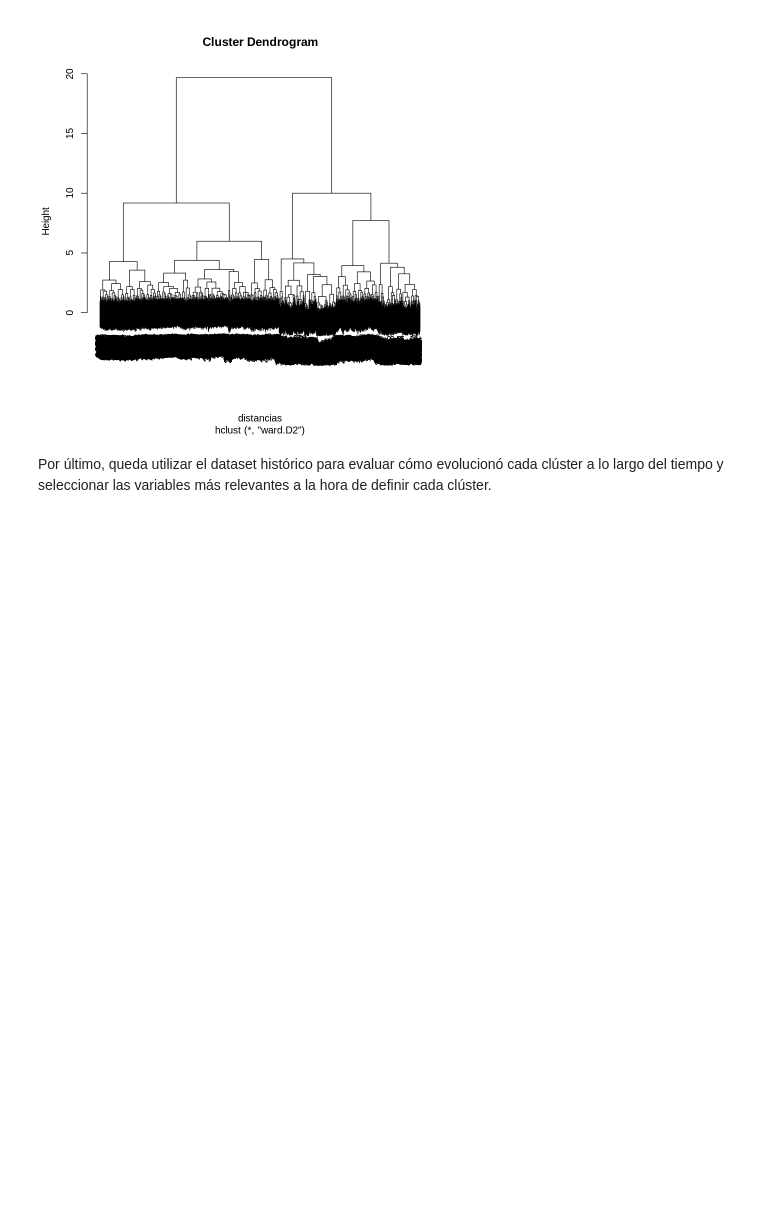
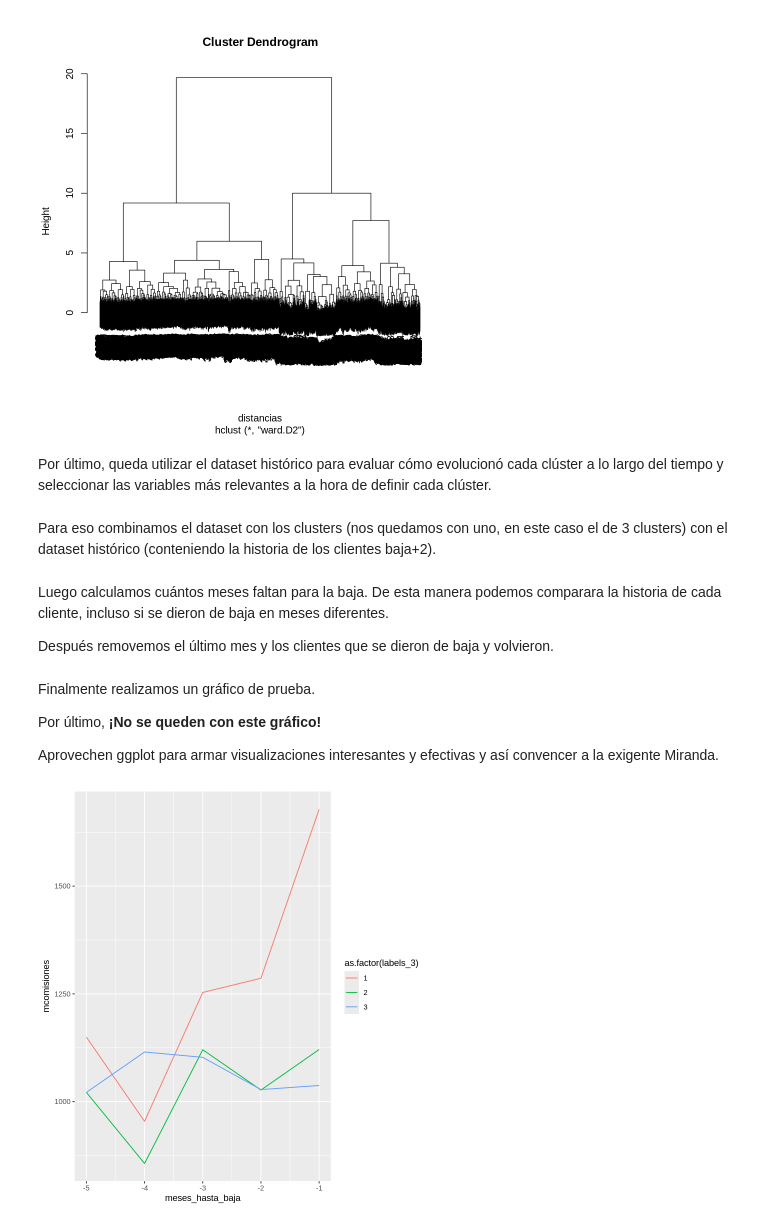
Before and after one commit to ybarnatan/dmeyf2025, a Jupyter notebook: src/clustering/clustering_jerarquico.ipynb, the cells around one changed output. Drawn from its saved outputs; the diff is of its cells as text; code cells hidden in the pictures; blank space fills up the shorter version.

Commit message:
agrego ejemplo de gráfico histórico

```diff
--- a/src/clustering/clustering_jerarquico.ipynb
+++ b/src/clustering/clustering_jerarquico.ipynb
@@ -235,0 +237,34 @@ Por último, queda utilizar el dataset histórico para evaluar cómo evolucionó
+# %% [markdown]
+Para eso combinamos el dataset con los clusters (nos quedamos con uno, en este caso el de 3 clusters) con el dataset histórico (conteniendo la historia de los clientes baja+2).
+# %%
+# combino el dataset_baja con el dataset_historico (solo me quedo con el numero de cliente y el cluster)
+dataset_historico <- merge(dataset_historico,dataset_baja[,list(numero_de_cliente,mes_baja,labels_3)],by='numero_de_cliente')
+# %% [markdown]
+Luego calculamos cuántos meses faltan para la baja. De esta manera podemos comparara la historia de cada cliente, incluso si se dieron de baja en meses diferentes.
+
+Después removemos el último mes y los clientes que se dieron de baja y volvieron.
+# %%
+# calculo cuántos meses faltan para la baja
+dataset_historico[,meses_hasta_baja:=foto_mes-mes_baja]
+
+# quito ultimo mes y clientes que regresaron
+dataset_historico <- dataset_historico[meses_hasta_baja<0 & foto_mes<202105]
+# %% [markdown]
+Finalmente realizamos un gráfico de prueba.
+
+Por último, **¡No se queden con este gráfico!**
+
+Aprovechen ggplot para armar visualizaciones interesantes y efectivas y así convencer a la exigente Miranda.
+# %%
+if(!require("ggplot2")) install.packages("ggplot2")
+require("ggplot2")
+
+
+# graficamos una variable cualquiera del dataset y lo agrupamos por los clusters, tomando la media de esta variable al graficar
+# en caso de que esta visualización no los convenza (y con razón) recomendamos explorar la función geom_smooth() para que genere
+# líneas suavizadas y con los errores estándar de cada promedio
+ggplot(data=dataset_historico[,list(mcomisiones=mean(mcomisiones)),by=list(meses_hasta_baja,labels_3)])+
+  aes(x=meses_hasta_baja,y=mcomisiones,group=labels_3,color=as.factor(labels_3))+
+  geom_line()
+# %% [output]
+[figure, added]
```
Also changed, not shown: parts of 3 cells of this notebook.
